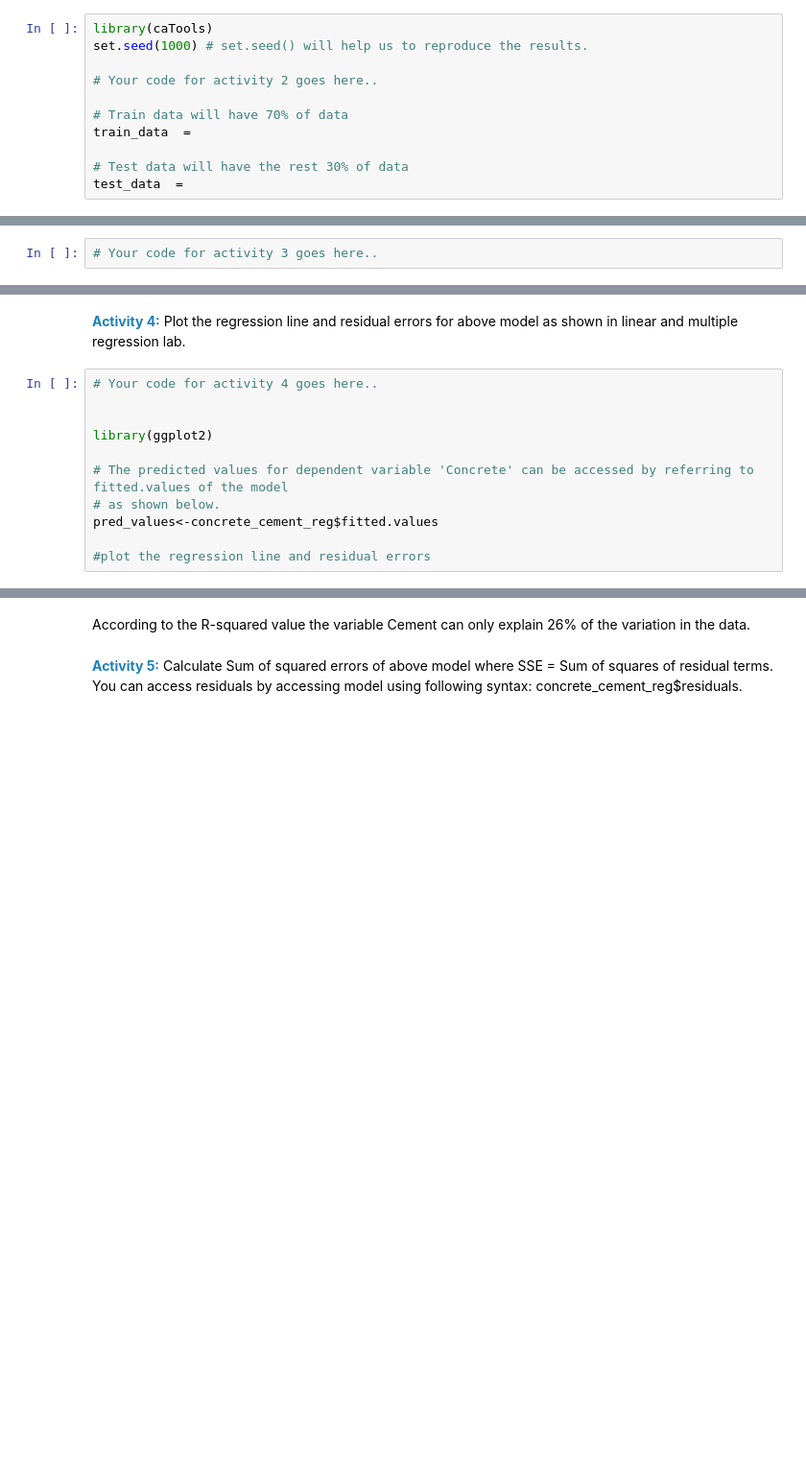
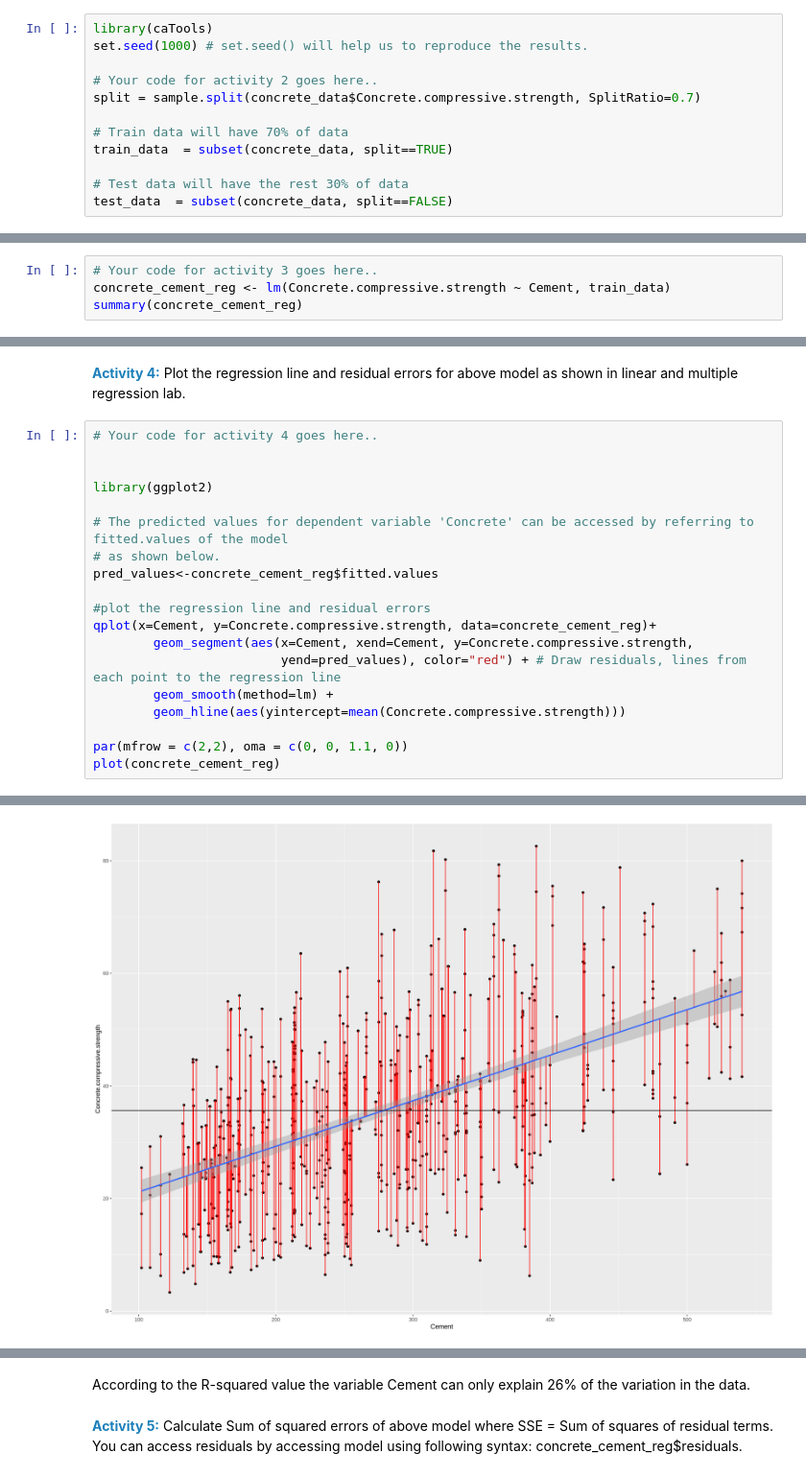
Before and after one commit to SteeltownRiot/DSA, a Jupyter notebook: DSA-7020 Stats for Data Analysis/Module 5 - Regression/Exercises/Exercises_Linear_Regression.ipynb, the cells around one changed output, grey strips where cells are left out. Shown at 96% size. Cells and saved outputs as stored; diff of their text form; blank space fills up the shorter version.

```diff
--- a/DSA-7020 Stats for Data Analysis/Module 5 - Regression/Exercises/Exercises_Linear_Regression.ipynb
+++ b/DSA-7020 Stats for Data Analysis/Module 5 - Regression/Exercises/Exercises_Linear_Regression.ipynb
@@ -29,12 +67,13 @@ library(caTools)
 set.seed(1000) # set.seed() will help us to reproduce the results.
 
 # Your code for activity 2 goes here..
+split = sample.split(concrete_data$Concrete.compressive.strength, SplitRatio=0.7)
 
 # Train data will have 70% of data
-train_data  =
+train_data  = subset(concrete_data, split==TRUE)
 
 # Test data will have the rest 30% of data
-test_data  =
+test_data  = subset(concrete_data, split==FALSE)
 # %% [markdown]
 Check the correlation of independent variables with dependent variable Concrete.
 # %%
@@ -51,3 +103,5 @@ cement is highly correlated with concrete with a correlation of 0.51.
 <span style="color:#1d80ba; font-size:14px; font-weight:700">Activity 3:</span> Fit a simple regression model to predict Concrete using Cement variable. Name this model `concrete_cement_reg`. Use train_data as data source.
 # %%
 # Your code for activity 3 goes here..
+concrete_cement_reg <- lm(Concrete.compressive.strength ~ Cement, train_data)
+summary(concrete_cement_reg)
@@ -64,3 +136,12 @@ library(ggplot2)
 pred_values<-concrete_cement_reg$fitted.values
 
 #plot the regression line and residual errors
+qplot(x=Cement, y=Concrete.compressive.strength, data=concrete_cement_reg)+
+        geom_segment(aes(x=Cement, xend=Cement, y=Concrete.compressive.strength,
+                         yend=pred_values), color="red") + # Draw residuals, lines from each point to the regression line
+        geom_smooth(method=lm) +
+        geom_hline(aes(yintercept=mean(Concrete.compressive.strength)))
+
+par(mfrow = c(2,2), oma = c(0, 0, 1.1, 0))
+plot(concrete_cement_reg)
+# %% [output]
@@ -66,0 +149 @@ pred_values<-concrete_cement_reg$fitted.values
+[figure, added]
```
Also changed, not shown: parts of 11 cells of this notebook.
